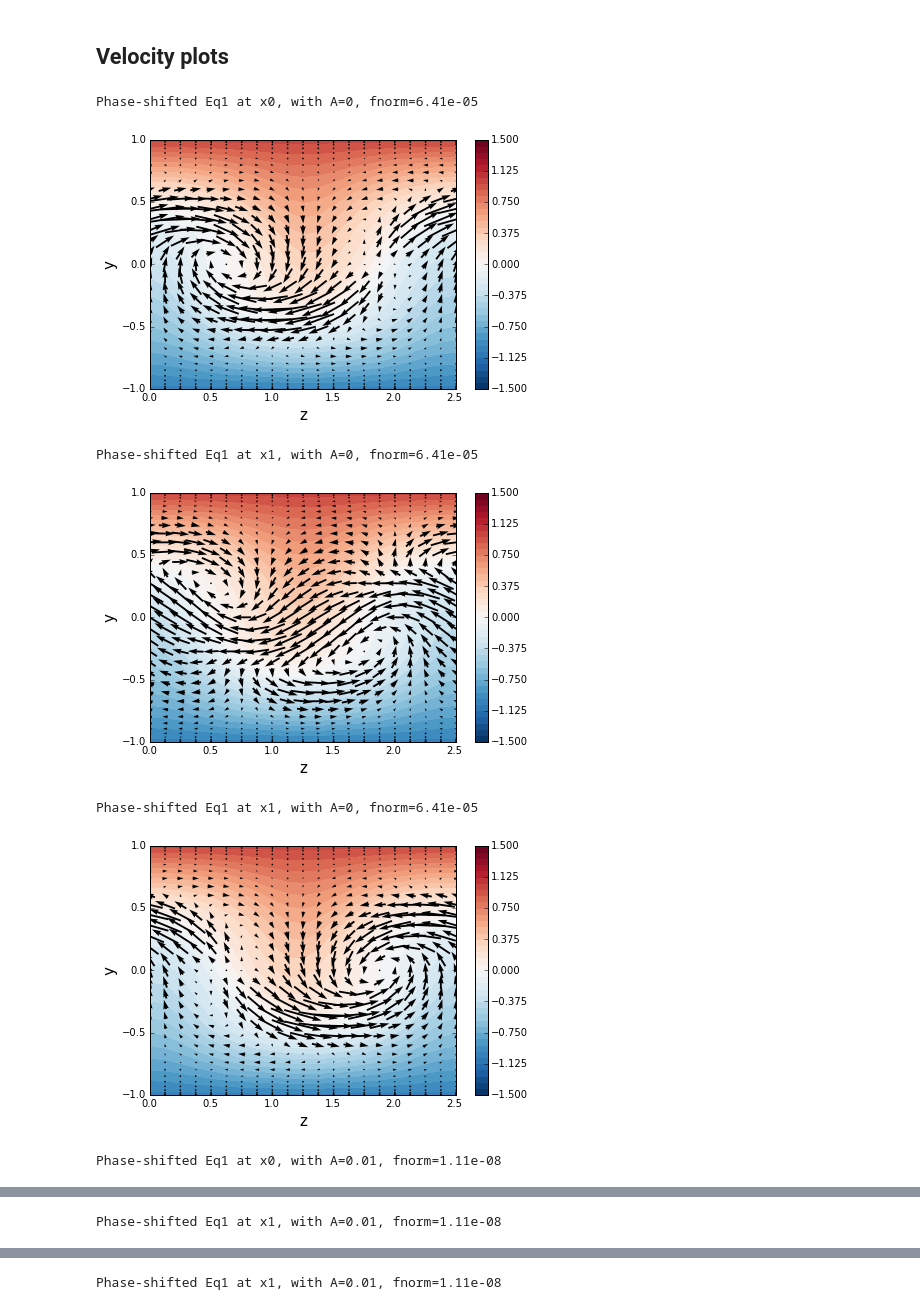
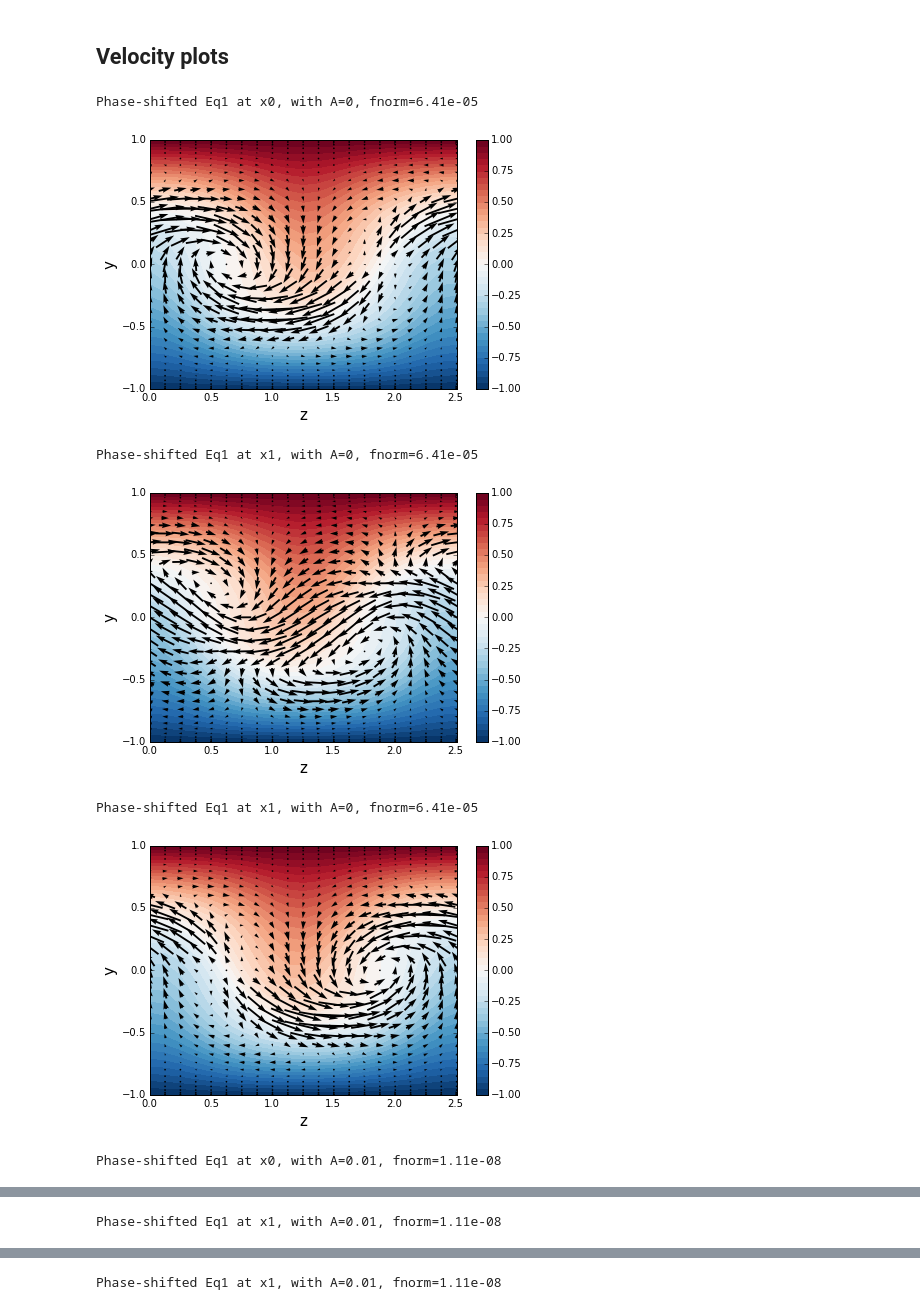
Before and after one commit to saba-vadarevu/Grooved-Channel-Flow, a Jupyter notebook: exactRiblet.ipynb, the cells around one changed output, grey strips where cells are left out. Drawn from its saved outputs; the diff is of its cells as text; code cells hidden in the pictures.

```diff
--- a/exactRiblet.ipynb
+++ b/exactRiblet.ipynb
@@ -47,0 +86,4 @@ vf = x.slice(nd=[0,1,2]); pf = x.getScalar(nd=3)
+# %%
+x = x0.slice(L=3,M=4,N=7); x.flowDict.update({'eps':0.1, 'epsArr':np.array([0.,0.1])})
+Lmat = rib.linr(x.flowDict,sigma1=False)
+Lmat1 = rib.linr(x.flowDict,sigma1=True)
@@ -117,6 +228,10 @@ runTime(s): 174.1941900253296
 # %% [markdown]
 ## Residual norms, accuracy, energy density, bulk dissipation rate
 # %%
+#%%%%%%%%%%%%%%%%%%%%
+# eps_1
+
+#%%%%%%%%%%%%%%%%%%%%%%%%
 loadPath='solutions/e1/'
 nSol = 21 # Number of solutions
 x0 = loadh5('ribEq1L7M10N30E0000.hdf5').slice(L=7,M=16,N=35) # Initial iterate: Sol for flat-walled Couette
@@ -129,6 +244,7 @@ energyArr = np.zeros(nSol)    # Energy density
 dissipationArr = np.zeros(nSol) # Bulk dissipation rate
 pInputArr = np.zeros(nSol)      #
 initialnormArr = np.zeros(nSol)
+epsArr = np.zeros(nSol)
 
 resnormArr[0] = resnormFun(x0.slice(M=16,N=30))
 accArr[0]  = resnormFun(x0.slice(L=14,M=20,N=60))
@@ -139,6 +255,7 @@ for k in range(1,nSol):
     solPath = loadPath+'A%02d/'%(k)
     solName = 'ribEq1L7M16N35E1_%03d.hdf5'%(5*k)
     x = loadh5(solPath+solName)
+    epsArr[k] = x.flowDict['epsArr'][1]
     resnormArr[k] = resnormFun(x)
     accArr[k] = resnormFun(x.slice(L=14,M=32,N=70))
     distArr[k] = (x-x0).norm()
@@ -282,0 +618,26 @@ for phiX in (2.*np.pi*np.arange(0.,1.001,0.1)):
+# %%
+#%%%%%%%%%%%%%%%
+# eps_3
+#%%%%%%%%%%%%%%%%
+# eps_q = 0
+x0 = loadh5('ribEq1L7M10N30E0000.hdf5')
+x = x0
+phaseArrZ = 2.*np.pi*np.arange(0.,1.001,0.05)
+
+normArr = np.zeros(phaseArrZ.size)
+for m in range(phaseArrZ.size):
+    phiZ = phaseArrZ[m]
+    normArr[m] = resnormFun(x.shiftPhase(phiZ=phiZ))
+
+normArrA01 = np.zeros(phaseArrZ.size)
+x = loadh5('solutions/e3/A01/ribEq1L7M16N35E1_001E2_000E3_005.hdf5')
+for m in range(phaseArrZ.size):
+    phiZ = phaseArrZ[m]
+    normArrA01[m] = resnormFun(x.shiftPhase(phiZ=phiZ))
+
+
+normArrA05 = np.zeros(phaseArrZ.size)
+x = loadh5('solutions/e3/A05/ribEq1L7M16N35E1_001E2_000E3_025.hdf5')
+for m in range(phaseArrZ.size):
+    phiZ = phaseArrZ[m]
+    normArrA05[m] = resnormFun(x.shiftPhase(phiZ=phiZ))
@@ -312,7 +686,7 @@ for k in range(len(xList)):
 
     fName = 'velocityE1_'+fName
 
-    uLevels = 3.*np.arange(-0.5,0.501,0.025)
+    uLevels = 2.*np.arange(-0.5,0.501,0.025)
     plt.figure()
     plt.plot(Z[0,:,0], Y[0,:,0],'k')
     plt.plot(Z[0,:,-1], Y[0,:,-1],'k')
@@ -322,44 +696,44 @@ for k in range(len(xList)):
     print('Phase-shifted Eq1 at x0, with A=%.2g, fnorm=%.3g'%(0.01*k,fnorm))
     plt.tight_layout()
 
-    plt.savefig(figureFolder+'noLabels/'+fName+'x00.eps',format='eps')
+    #plt.savefig(figureFolder+'noLabels/'+fName+'x00.eps',format='eps')
     plt.xlabel('z',fontsize=15); plt.ylabel('y',fontsize=15)
     plt.savefig(figureFolder+fName+'x00.eps',format='eps')
     plt.show()
 
     plt.figure()
     plt.plot(Z[1,:,0], Y[1,:,0],'k')
     plt.plot(Z[1,:,-1], Y[1,:,-1],'k')
     plt.contourf(Z[1], Y[1], u[1], cmap=plt.get_cmap('RdBu_r'),levels = uLevels)
     plt.colorbar()
     plt.quiver(Z[1],Y[1], w[1],v[1],units='y',width=0.015,scale=0.15,scale_units='y',pivot='middle')
     print('Phase-shifted Eq1 at x1, with A=%.2g, fnorm=%.3g'%(0.01*k,fnorm))
     plt.tight_layout()
 
-    plt.savefig(figureFolder+'noLabels/'+fName+'x25.eps',format='eps')
+    #plt.savefig(figureFolder+'noLabels/'+fName+'x25.eps',format='eps')
     plt.xlabel('z',fontsize=15); plt.ylabel('y',fontsize=15)
     plt.savefig(figureFolder+fName+'x25.eps',format='eps')
     plt.show()
 
 
     plt.figure()
     plt.plot(Z[2,:,0], Y[2,:,0],'k')
     plt.plot(Z[2,:,-1], Y[2,:,-1],'k')
     plt.contourf(Z[2], Y[2], u[2], cmap=plt.get_cmap('RdBu_r'),levels = uLevels)
     plt.colorbar()
     plt.quiver(Z[2],Y[2], w[2],v[2],units='y',width=0.015,scale=0.15,scale_units='y',pivot='middle')
     print('Phase-shifted Eq1 at x1, with A=%.2g, fnorm=%.3g'%(0.01*k,fnorm))
     plt.tight_layout()
 
-    plt.savefig(figureFolder+'noLabels/'+fName+'x50.eps',format='eps')
+    #plt.savefig(figureFolder+'noLabels/'+fName+'x50.eps',format='eps')
     plt.xlabel('z',fontsize=15); plt.ylabel('y',fontsize=15)
     plt.savefig(figureFolder+fName+'x50.eps',format='eps')
     plt.show()
 # %% [output]
 Phase-shifted Eq1 at x0, with A=0, fnorm=6.41e-05
-[figure, old version]
+[figure, new version]
 Phase-shifted Eq1 at x1, with A=0, fnorm=6.41e-05
-[figure, old version]
+[figure, new version]
 Phase-shifted Eq1 at x1, with A=0, fnorm=6.41e-05
-[figure, old version]
+[figure, new version]
 Phase-shifted Eq1 at x0, with A=0.01, fnorm=1.11e-08
```
Also changed, not shown: parts of 34 cells of this notebook, 2 other files.
